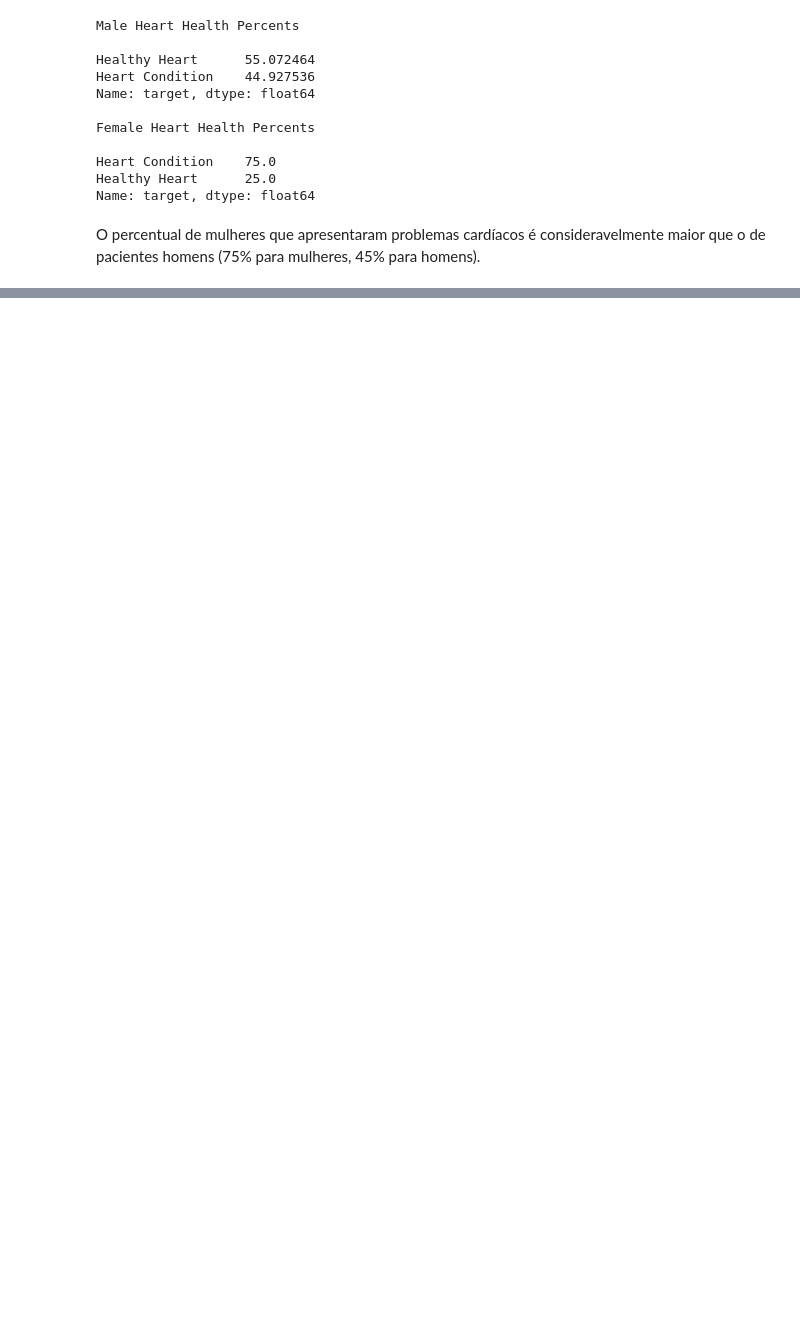
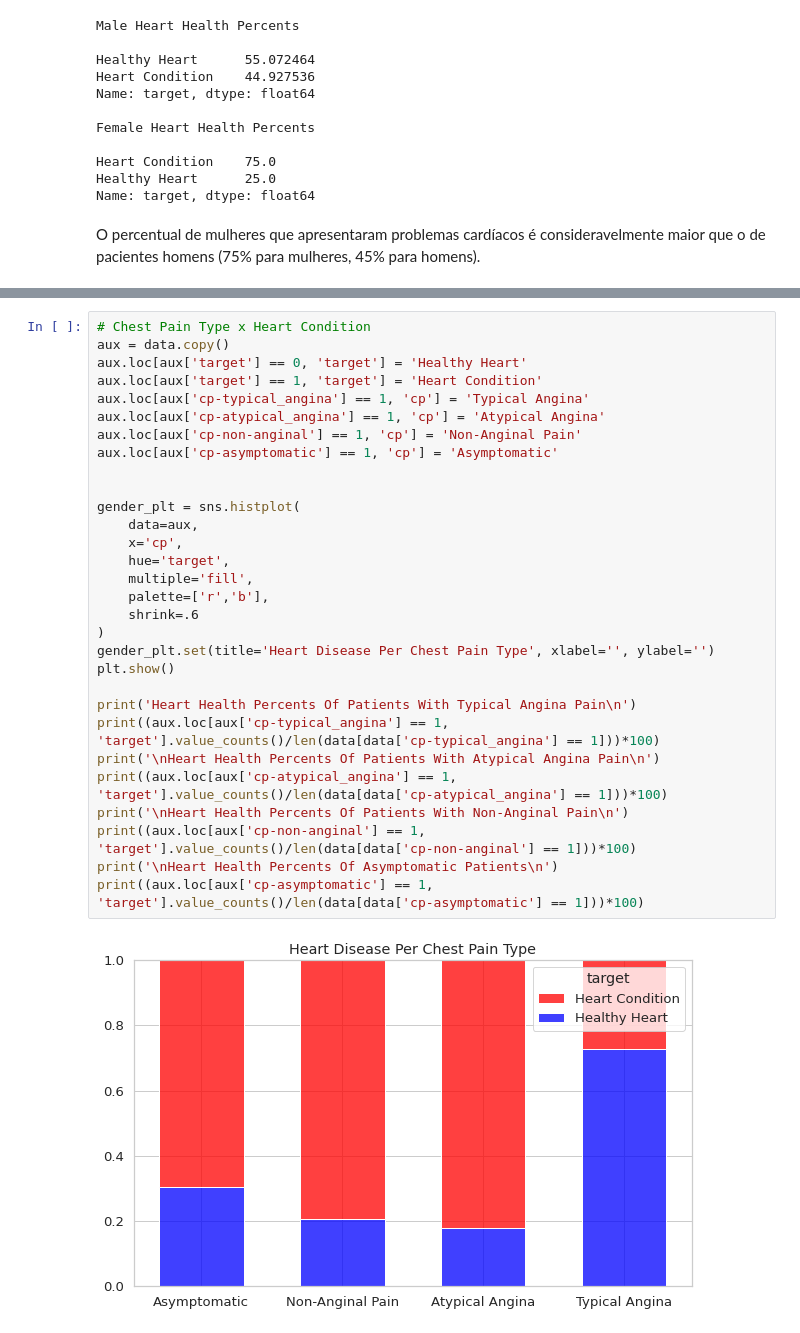
Before and after one commit to rfmf/ds_portfolio, a Jupyter notebook: EDA/Análise de Dados de Pacientes de Doenças Cardíacas/heart_disease_analysis.ipynb, the cells around one changed output, grey strips where cells are left out. Cells and saved outputs as stored; diff of their text form; blank space fills up the shorter version.

```diff
--- a/EDA/Análise de Dados de Pacientes de Doenças Cardíacas/heart_disease_analysis.ipynb
+++ b/EDA/Análise de Dados de Pacientes de Doenças Cardíacas/heart_disease_analysis.ipynb
@@ -843,0 +873,32 @@ O percentual de mulheres que apresentaram problemas cardíacos é consideravelme
+# %%
+# Chest Pain Type x Heart Condition
+aux = data.copy()
+aux.loc[aux['target'] == 0, 'target'] = 'Healthy Heart'
+aux.loc[aux['target'] == 1, 'target'] = 'Heart Condition'
+aux.loc[aux['cp-typical_angina'] == 1, 'cp'] = 'Typical Angina'
+aux.loc[aux['cp-atypical_angina'] == 1, 'cp'] = 'Atypical Angina'
+aux.loc[aux['cp-non-anginal'] == 1, 'cp'] = 'Non-Anginal Pain'
+aux.loc[aux['cp-asymptomatic'] == 1, 'cp'] = 'Asymptomatic'
+
+
+gender_plt = sns.histplot(
+    data=aux,
+    x='cp',
+    hue='target',
+    multiple='fill',
+    palette=['r','b'],
+    shrink=.6
+)
+gender_plt.set(title='Heart Disease Per Chest Pain Type', xlabel='', ylabel='')
+plt.show()
+
+print('Heart Health Percents Of Patients With Typical Angina Pain\n')
+print((aux.loc[aux['cp-typical_angina'] == 1, 'target'].value_counts()/len(data[data['cp-typical_angina'] == 1]))*100)
+print('\nHeart Health Percents Of Patients With Atypical Angina Pain\n')
+print((aux.loc[aux['cp-atypical_angina'] == 1, 'target'].value_counts()/len(data[data['cp-atypical_angina'] == 1]))*100)
+print('\nHeart Health Percents Of Patients With Non-Anginal Pain\n')
+print((aux.loc[aux['cp-non-anginal'] == 1, 'target'].value_counts()/len(data[data['cp-non-anginal'] == 1]))*100)
+print('\nHeart Health Percents Of Asymptomatic Patients\n')
+print((aux.loc[aux['cp-asymptomatic'] == 1, 'target'].value_counts()/len(data[data['cp-asymptomatic'] == 1]))*100)
+# %% [output]
+[figure, added]
```
Also changed, not shown: parts of 36 cells of this notebook.
